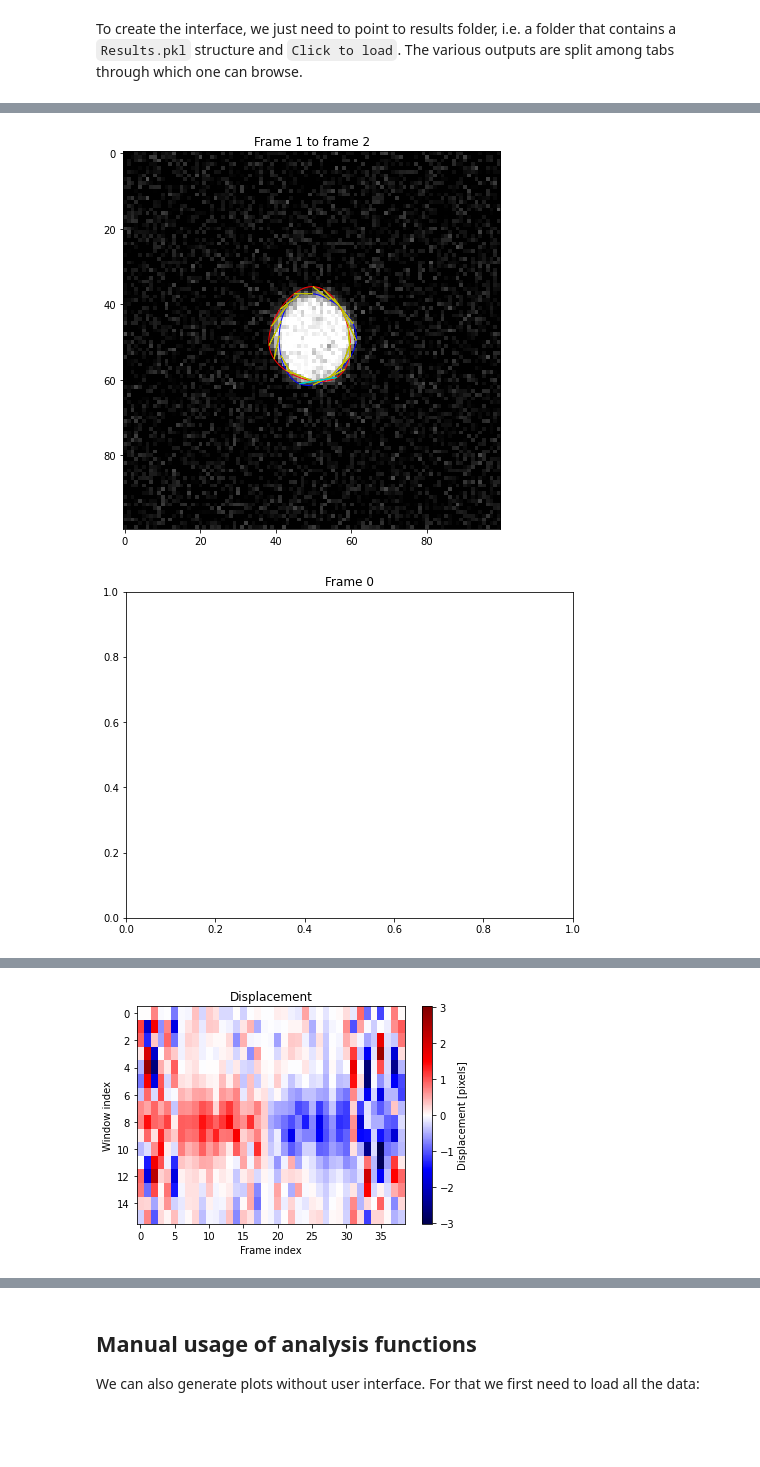
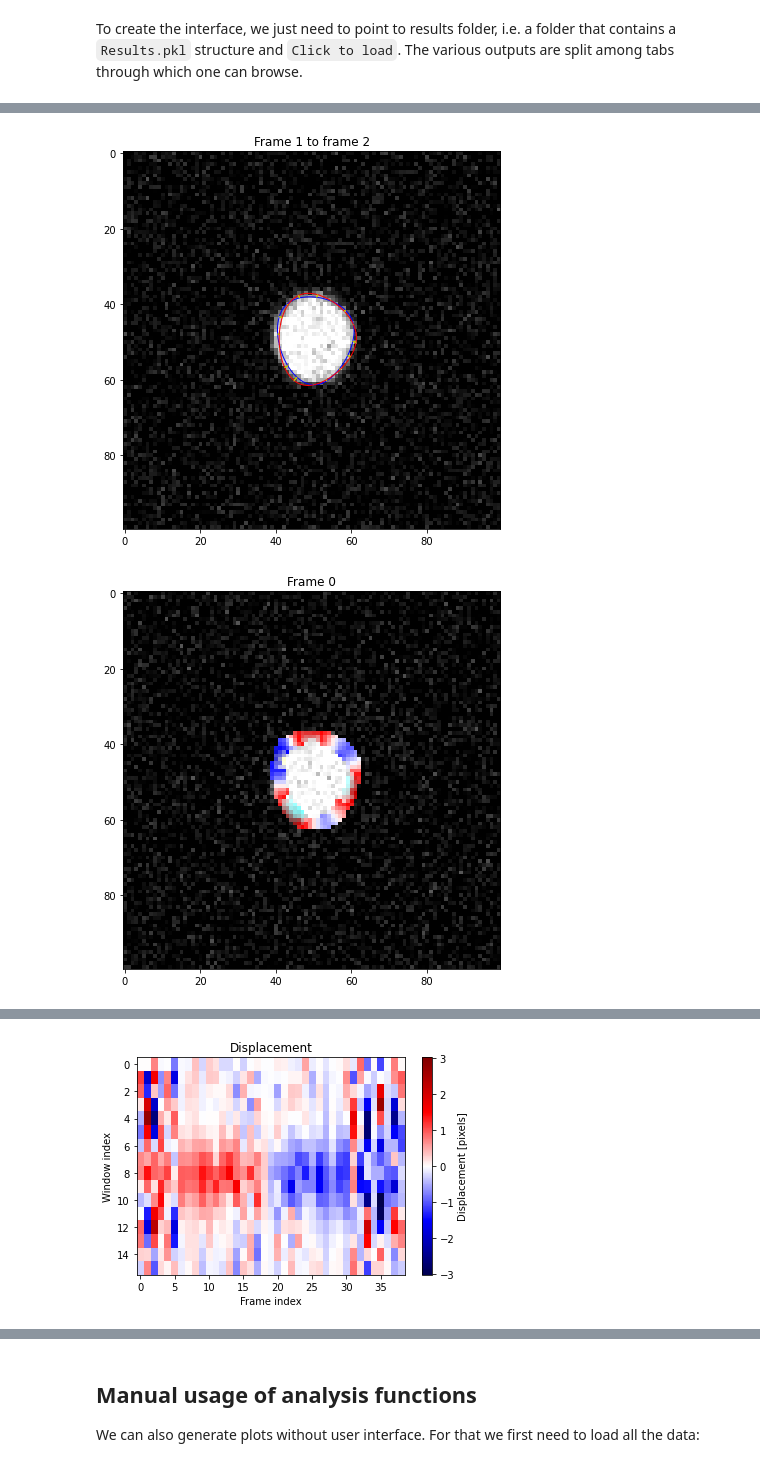
Before and after one commit to guiwitz/MorphoDynamics, a Jupyter notebook: mydocs/Data_analysis.ipynb, the cells around one changed output, grey strips where cells are left out. Cells and saved outputs as stored; diff of their text form; code cells hidden in the pictures; blank space fills up the shorter version.

````diff
--- a/mydocs/Data_analysis.ipynb
+++ b/mydocs/Data_analysis.ipynb
@@ -11,7 +11,7 @@ from morphodynamics.plots.ui_outputs import OutputUI
 # %% [markdown]
 To create the interface, we just need to point to results folder, i.e. a folder that contains a ```Results.pkl``` structure and ```Click to load```. The various outputs are split among tabs through which one can browse.
 # %%
-ui = OutputUI(expdir='../synthetic/data/Results_step')
+ui = OutputUI(expdir='../synthetic/data/Results_ilastik/')
 ui.load_data()
 ui.interface
 # %% [output]
@@ -19,7 +19,7 @@ VBox(children=(SelectMultiple(layout=Layout(width='300px'), options=('..', 'segm
 [figure]
 [figure]
-[figure, old version]
+[figure, new version]
-[figure, old version]
+[figure, new version]
 [figure]
 [figure]
 [figure]
````
Also changed, not shown: parts of 2 cells of this notebook, 3 other files.
